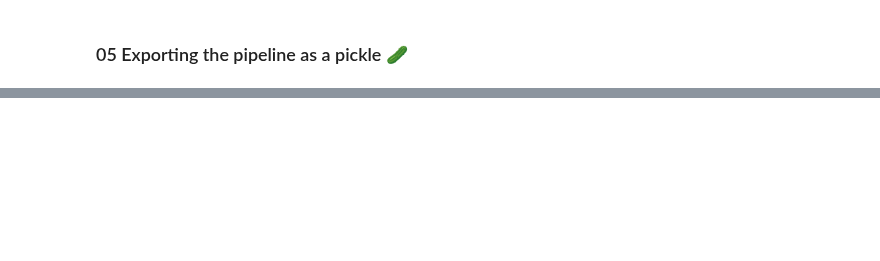
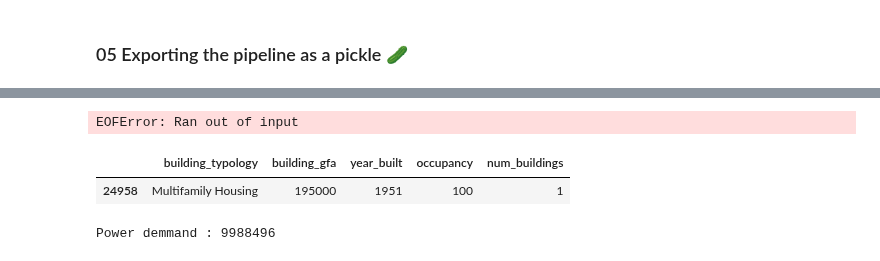
Before and after one commit to hramzan01/project_zero, a Jupyter notebook: nb_utilities_pipe.ipynb, the cells around one changed output, grey strips where cells are left out. Cells and saved outputs as stored; diff of their text form; code cells hidden in the pictures; blank space fills up the shorter version.

Commit message:
added custom feature but now pickle doenst work

```diff
--- a/nb_utilities_pipe.ipynb
+++ b/nb_utilities_pipe.ipynb
@@ -257,0 +270,13 @@ with open('etl/_pipeline.pkl', 'wb') as file:
+# %%
+pipe = pickle.load(open('etl/_pipeline.pkl', 'rb'))
+# %% [output]
+EOFError: Ran out of input
+# %%
+X_test[4:5]
+# %% [output]
+|  | building_typology | building_gfa | year_built | occupancy | num_buildings |
+| 24958 | Multifamily Housing | 195000 | 1951 | 100 | 1 |
+# %%
+print(f'Power demmand : {int(pipe.predict(X_test[4:5])[0])}')
+# %% [output]
+Power demmand : 9988496
```
Also changed, not shown: parts of 14 cells of this notebook.
